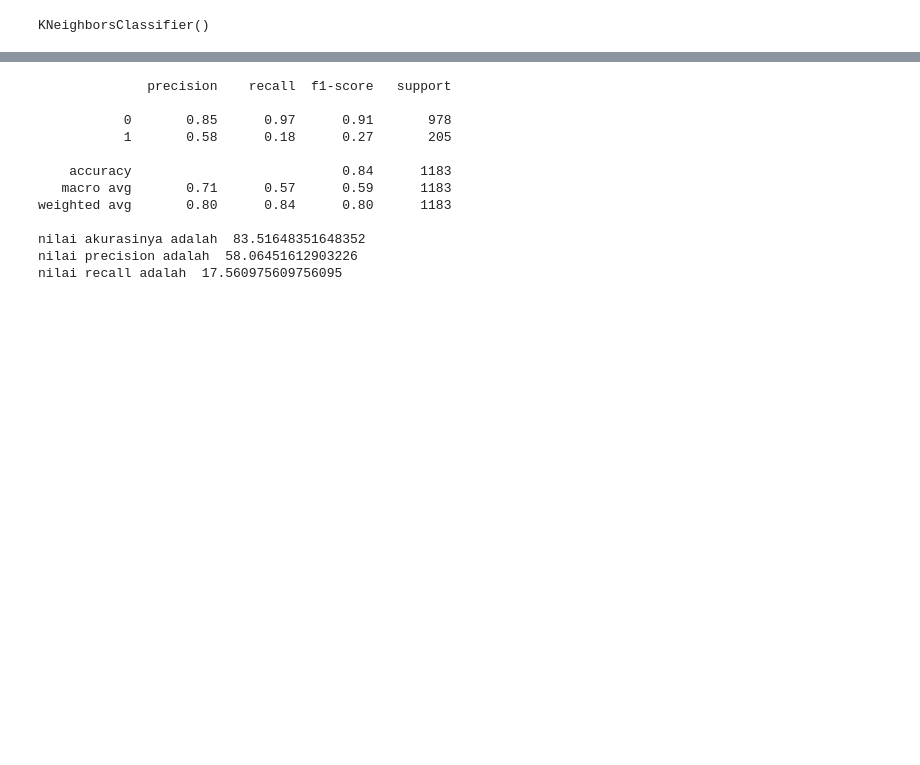
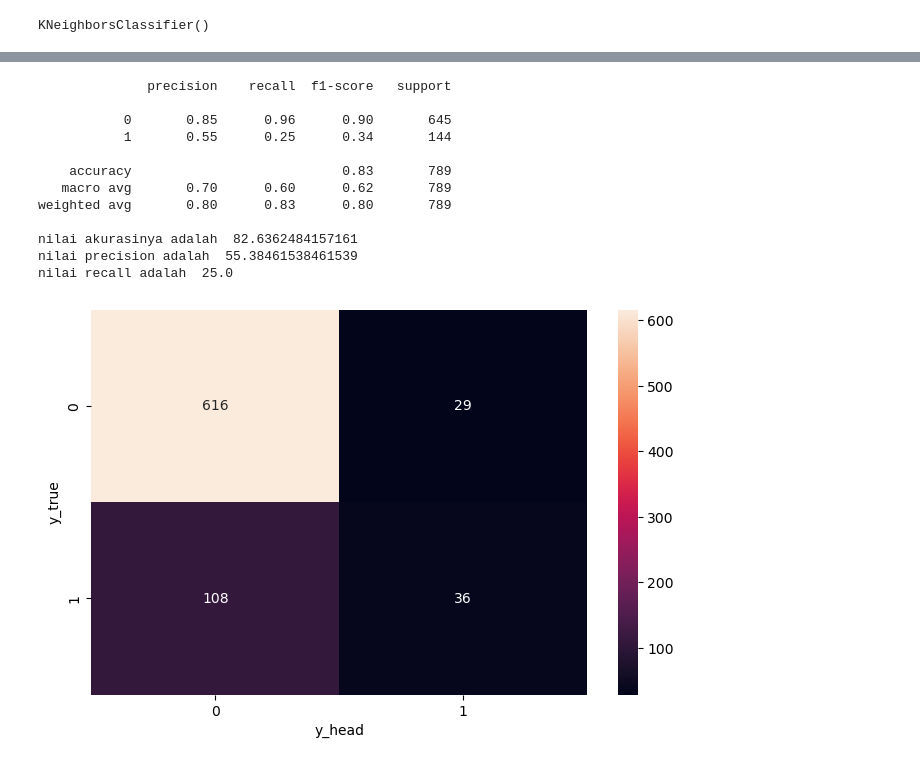
Before and after one commit to ErenZs/Capstone-Modul-3, a Jupyter notebook: Capstone 3 (Eren Zosa).ipynb, the cells around one changed output, grey strips where cells are left out. Drawn from its saved outputs; the diff is of its cells as text; code cells hidden in the pictures; blank space fills up the shorter version.

```diff
--- a/Capstone 3 (Eren Zosa).ipynb
+++ b/Capstone 3 (Eren Zosa).ipynb
@@ -154,10 +165,10 @@ ecommerce.head()
 # %%
 #fitur
-x = ecommerce [['NumberOfDeviceRegistered', 'PreferedOrderCat', 'Complain']]
+x = ecommerce [['NumberOfDeviceRegistered', 'PreferedOrderCat', 'Complain', 'SatisfactionScore']]
 #target
 y = ecommerce ['Churn']
 # %%
-x_train, x_test, y_train, y_test = train_test_split(x, y, test_size=0.3, random_state=20)
+x_train, x_test, y_train, y_test = train_test_split(x, y, test_size=0.2, random_state=20)
 # %%
 from sklearn.preprocessing import StandardScaler
 sc = StandardScaler()
@@ -185,13 +216,21 @@ print('nilai recall adalah ',recall_score(y_test, knn_test)*100)
 # %% [output]
               precision    recall  f1-score   support
 
-           0       0.85      0.97      0.91       978
-           1       0.58      0.18      0.27       205
+           0       0.85      0.96      0.90       645
+           1       0.55      0.25      0.34       144
 
-    accuracy                           0.84      1183
-   macro avg       0.71      0.57      0.59      1183
-weighted avg       0.80      0.84      0.80      1183
+    accuracy                           0.83       789
+   macro avg       0.70      0.60      0.62       789
+weighted avg       0.80      0.83      0.80       789
 
-nilai akurasinya adalah  83.51648351648352
-nilai precision adalah  58.06451612903226
-nilai recall adalah  17.560975609756095
+nilai akurasinya adalah  82.6362484157161
+nilai precision adalah  55.38461538461539
+nilai recall adalah  25.0
+# %%
+f, ax = plt.subplots(figsize=(8,5))
+sns.heatmap(confusion_matrix(y_test, knn_test), annot=True, fmt=".0f", ax=ax)
+plt.xlabel("y_head")
+plt.ylabel("y_true")
+plt.show()
+# %% [output]
+[figure, added]
```
Also changed, not shown: parts of 26 cells of this notebook.
